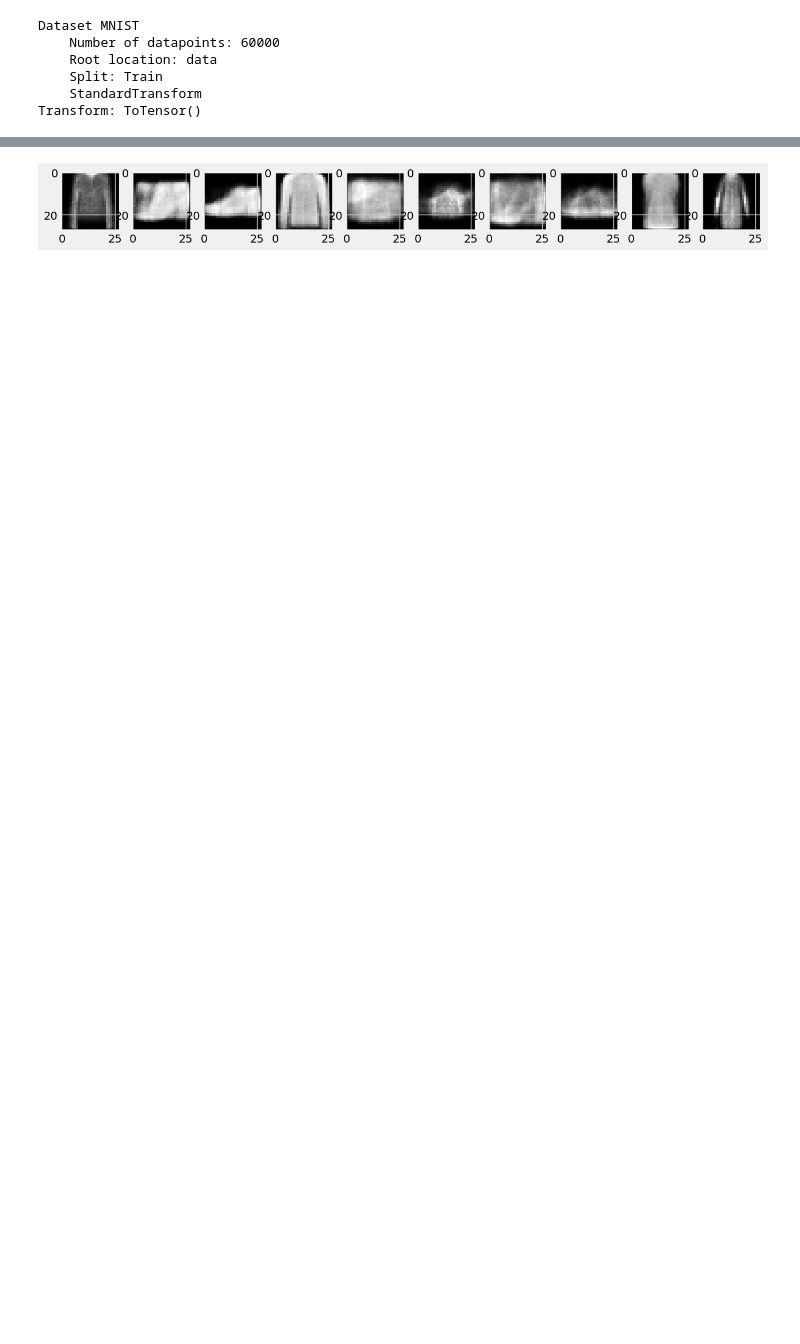
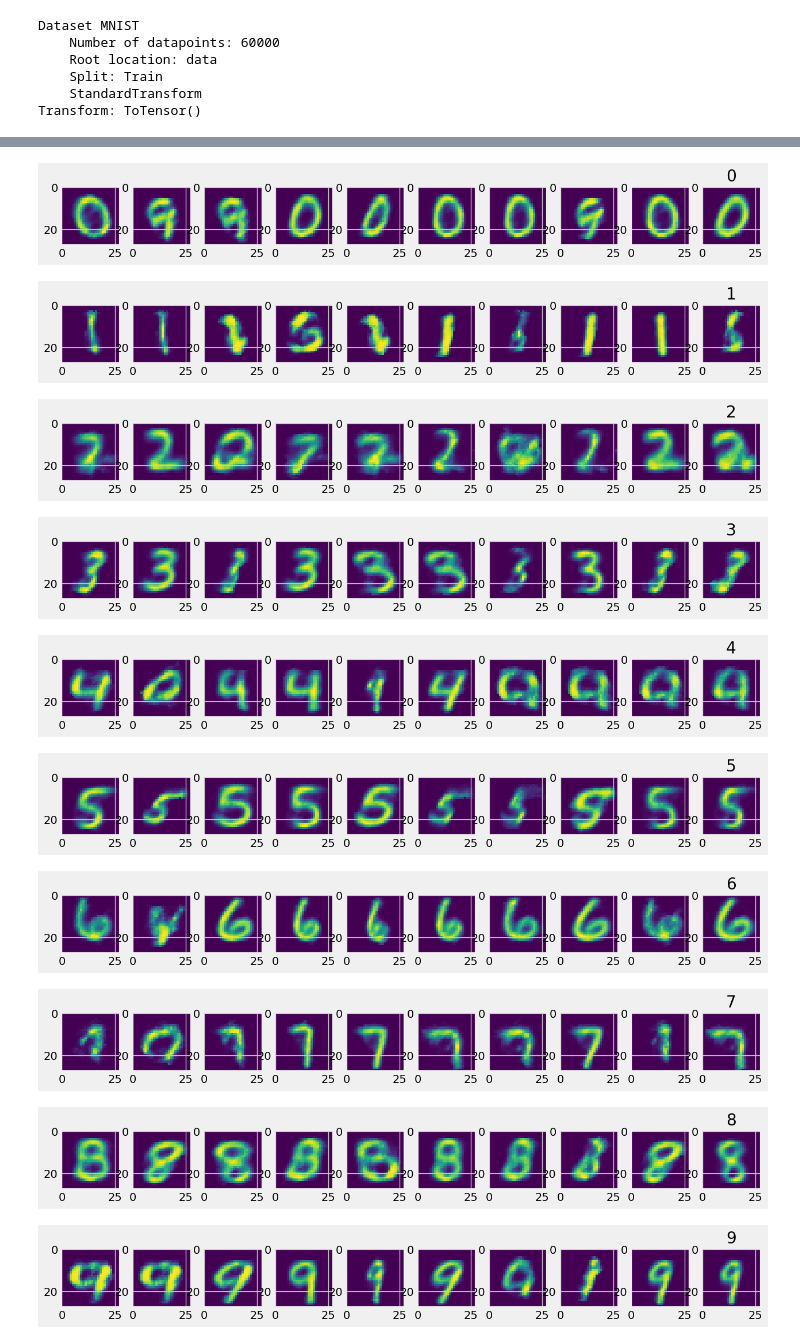
Before and after one commit to jetark/autoencoders, a Jupyter notebook: cvae.ipynb, the cells around one changed output, grey strips where cells are left out. Cells and saved outputs as stored; diff of their text form; code cells hidden in the pictures; blank space fills up the shorter version.

```diff
--- a/cvae.ipynb
+++ b/cvae.ipynb
@@ -159,7 +153,7 @@ optimizer = torch.optim.Adam(VAE.parameters(),
 data_loader = DataLoader(data, batch_size=batch_size, shuffle=True)
 # %%
 # Training loop
-epochs = 30
+epochs = 50
 losses = []
 beta1 = 10
 beta2 = 0.001
@@ -169,8 +163,9 @@ for epoch in range(epochs):
     VAE.train()
     for (image, label) in data_loader:
 
-        # Reshape image for input
+        # Reshape image, label for input
         image = image.reshape(-1, 784)
+        label = nn.functional.one_hot(label, num_classes=10)
         # Feed through the network
         reconstruction, mu, logvar = VAE(image, label)
         # Calculate loss function
@@ -226,18 +240,32 @@ plt.plot(losses[:100])
 # %%
 # Decoding randomly generated latent space points
 
 sample_index = numpy.random.randint(len(data))
 img, label = data[sample_index]
-fig = plt.figure(figsize=(14,10))
-with torch.no_grad():
-    for i in range(10):
-        z = VAE.encoder(img.reshape(-1, 784))
-        z = VAE.linear1(z)
-        #print(z)
-        z_rand = torch.distributions.Normal(0,1).sample(z.shape)
-        x_rand = VAE.decoder(z_rand)
-        ax = fig.add_subplot(1,10,i+1)
-        ax.imshow(x_rand.squeeze().reshape(28,28), cmap='grey')
-plt.show()
+img = img.reshape(-1,784)
+label = torch.unsqueeze(nn.functional.one_hot(torch.tensor(label), num_classes=10), 0)
+for j in range(10):
+    fig = plt.figure(figsize=(14,10))
+    with torch.no_grad():
+        for i in range(10):
+            z = VAE.encoder(torch.cat((img, label), dim=1))
+            z = VAE.linear1(z)
+            y = torch.unsqueeze(nn.functional.one_hot(torch.tensor(j), num_classes=10),0)
+            z_rand = torch.randn(z.shape)
+            z_cond = torch.cat((z_rand, y), dim=1)
+            x = VAE.decoder(z_cond)
+            ax = fig.add_subplot(1,10,i+1)
+            ax.imshow(x.squeeze().reshape(28,28))
+    plt.title(j)
+    plt.show()
 # %% [output]
-[figure, old version]
+[figure, new version]
+[figure, added]
+[figure, added]
+[figure, added]
+[figure, added]
+[figure, added]
+[figure, added]
+[figure, added]
+[figure, added]
+[figure, added]
```
Also changed, not shown: parts of 4 cells of this notebook.
